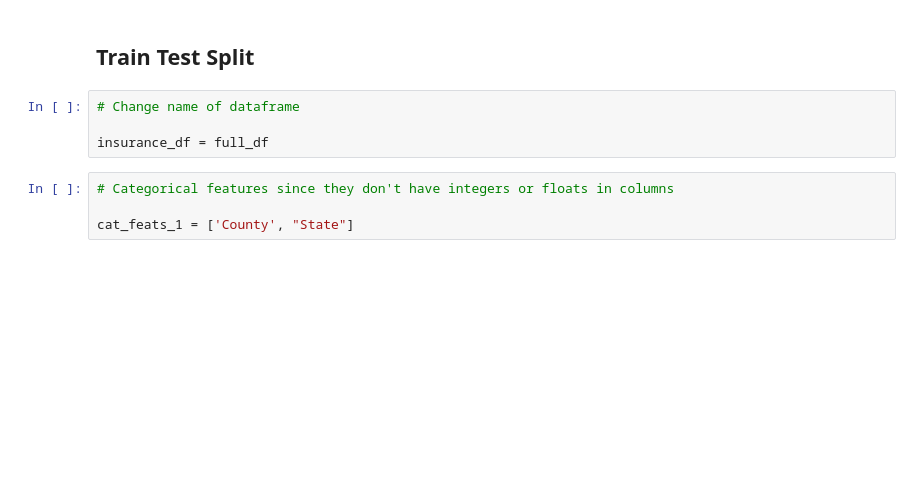
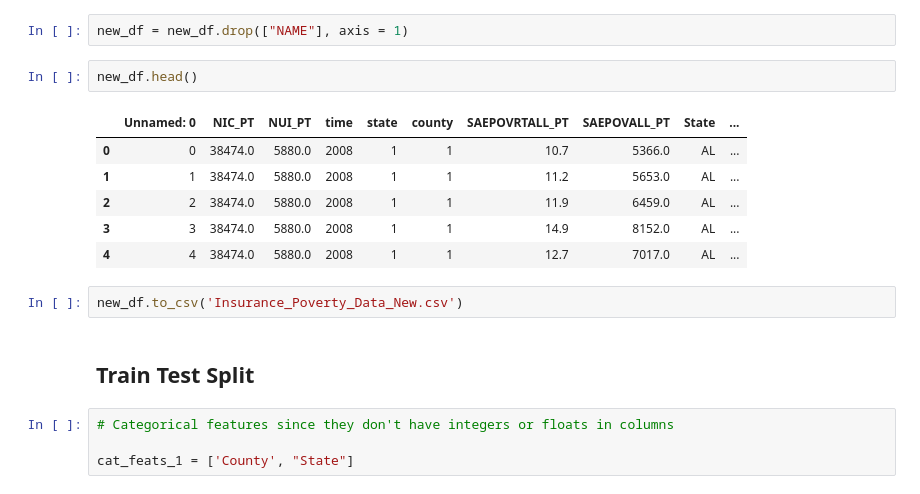
Before and after one commit to anujpandya3105/Machine_Learning_Project3, a Jupyter notebook: JonPara_Branch/wba_decision_trees.ipynb, the cells around one changed output. Saved outputs shown, nothing was run; the diff lists cells and outputs as text; blank space fills up the shorter version.

```diff
--- a/JonPara_Branch/wba_decision_trees.ipynb
+++ b/JonPara_Branch/wba_decision_trees.ipynb
@@ -59,9 +85,18 @@ full_df.head()
+# %%
+new_df = new_df.drop(["NAME"], axis = 1)
+# %%
+new_df.head()
+# %% [output]
+|  | Unnamed: 0 | NIC_PT | NUI_PT | time | state | county | SAEPOVRTALL_PT | SAEPOVALL_PT | State | ... |
+| 0 | 0 | 38474.0 | 5880.0 | 2008 | 1 | 1 | 10.7 | 5366.0 | AL | ... |
+| 1 | 1 | 38474.0 | 5880.0 | 2008 | 1 | 1 | 11.2 | 5653.0 | AL | ... |
+| 2 | 2 | 38474.0 | 5880.0 | 2008 | 1 | 1 | 11.9 | 6459.0 | AL | ... |
+| 3 | 3 | 38474.0 | 5880.0 | 2008 | 1 | 1 | 14.9 | 8152.0 | AL | ... |
+| 4 | 4 | 38474.0 | 5880.0 | 2008 | 1 | 1 | 12.7 | 7017.0 | AL | ... |
+# %%
+new_df.to_csv('Insurance_Poverty_Data_New.csv')
 # %% [markdown]
 ## Train Test Split
-# %%
-# Change name of dataframe
-
-insurance_df = full_df
 # %%
 # Categorical features since they don't have integers or floats in columns
 
```
Also changed, not shown: parts of 23 cells of this notebook.
